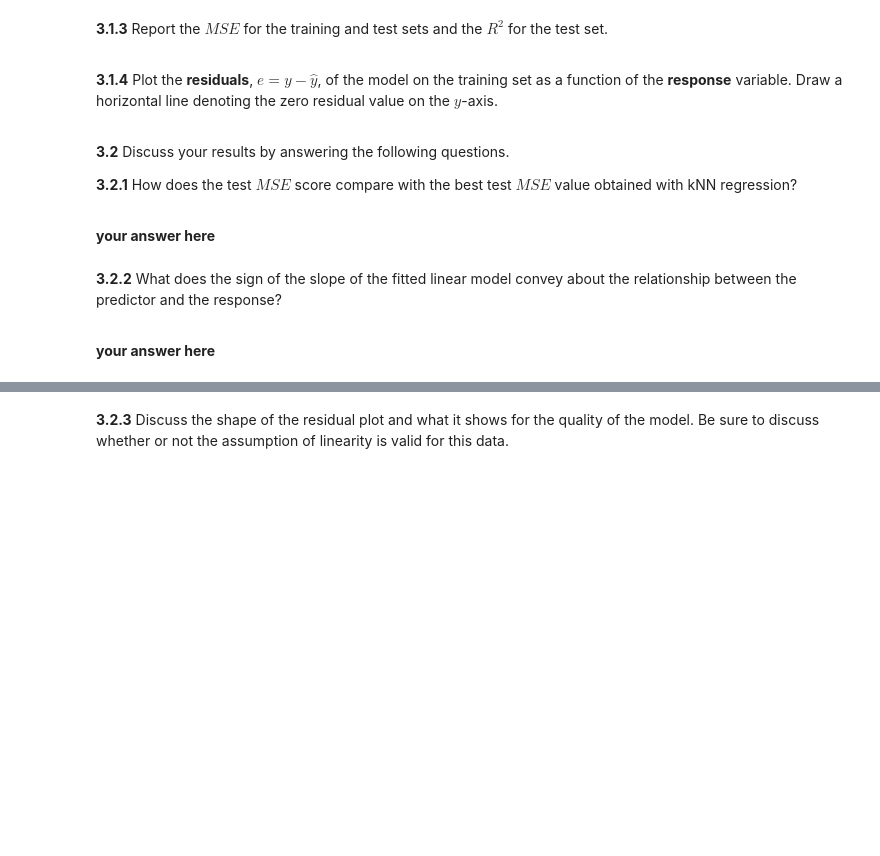
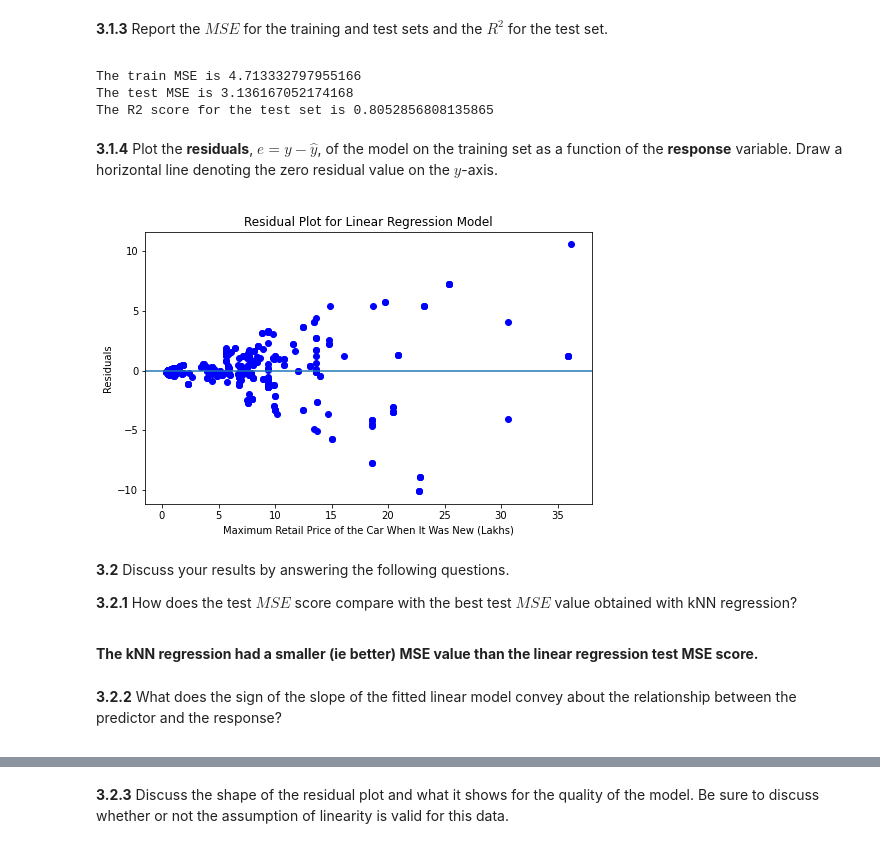
Before and after one commit to westonruths/ac209a, a Jupyter notebook: ac209a_hw2/ac209a_hw2.ipynb, the cells around one changed output, grey strips where cells are left out. Cells and saved outputs as stored; diff of their text form; code cells hidden in the pictures; blank space fills up the shorter version.

```diff
--- a/ac209a_hw2/ac209a_hw2.ipynb
+++ b/ac209a_hw2/ac209a_hw2.ipynb
@@ -510,3 +508,9 @@ The R2 score of the best model is 0.88067733251126
+# %%
+# your code here
+model = LinearRegression()
+model.fit(x_train, y_train)
+
+y_pred_test = model.predict(x_test)
 # %% [markdown]
 <div class='exercise-r'>
 
@@ -526,3 +534,19 @@ The R2 score of the best model is 0.88067733251126
+# %%
+# your code here
+# Compute the MSE of the predicted test values
+mse_test = mean_squared_error(y_test, y_pred_test)
+
+y_pred_train = model.predict(x_train)
+mse_train = mean_squared_error(y_train, y_pred_train)
+
+# Print the computed MSE
+print(f'The train MSE is {mse_train}')
+print(f'The test MSE is {mse_test}')
+print(f'The R2 score for the test set is {r2_score(y_test, y_pred_test)}')
+# %% [output]
+The train MSE is 4.713332797955166
+The test MSE is 3.136167052174168
+The R2 score for the test set is 0.8052856808135865
 # %% [markdown]
 <div class='exercise-r'>
 
@@ -534,3 +556,14 @@ The R2 score of the best model is 0.88067733251126
+# %%
+# your code here
+residuals = y_train - y_pred_train
+fig, axes = plt.subplots(1,1,figsize=(8,5))
+plt.scatter(x_train, residuals, color='blue')
+plt.axhline()
+plt.title("Residual Plot for Linear Regression Model")
+plt.ylabel('Residuals');
+plt.xlabel(names_dict['MRP']);
+# %% [output]
+[figure, added]
 # %% [markdown]
 <div class='exercise-r'>
 
@@ -539,13 +572,11 @@ The R2 score of the best model is 0.88067733251126
 **3.2.1** How does the test $MSE$ score compare with the best test $MSE$ value obtained with kNN regression?
 
 </div>
-# %% [markdown]
-**your answer here**
+# %% [markdown]
+**The kNN regression had a smaller (ie better) MSE value than the linear regression test MSE score.**
 # %% [markdown]
 <div class='exercise-r'>
 
 **3.2.2** What does the sign of the slope of the fitted linear model convey about the relationship between the predictor and the response?
 
 </div>
-# %% [markdown]
-**your answer here**
```
Also changed, not shown: parts of 28 cells of this notebook.
